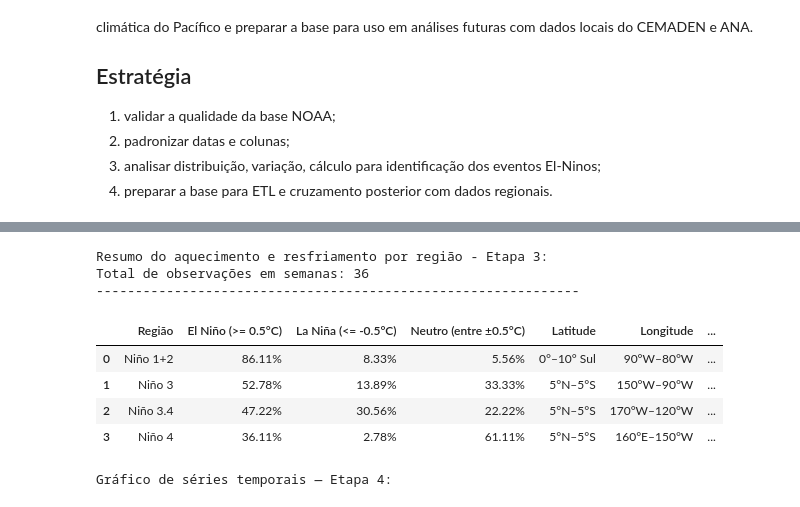
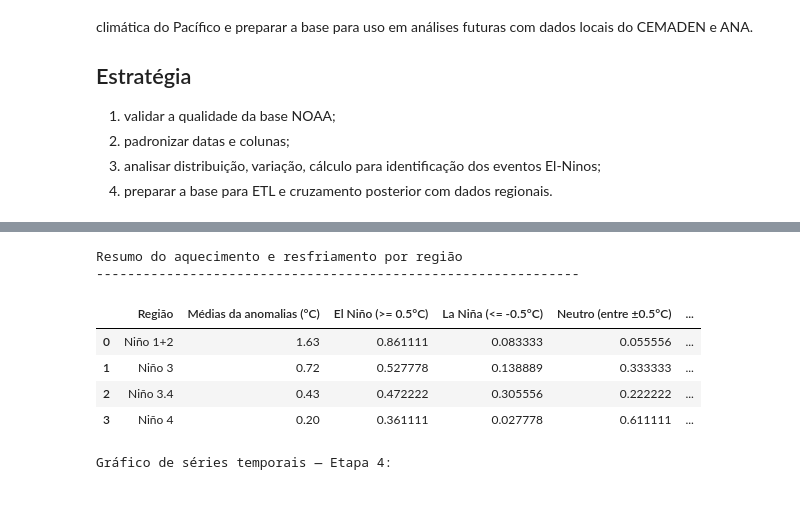
Before and after one commit to anselmojsantos/analiseP4Nooa, a Jupyter notebook: Notebookes/nooa.ipynb, the cells around one changed output, grey strips where cells are left out. Cells and saved outputs as stored; diff of their text form; code cells hidden in the pictures.

Commit message:
Corrigindo o arquivo noaa

```diff
--- a/Notebookes/nooa.ipynb
+++ b/Notebookes/nooa.ipynb
@@ -149,58 +106,57 @@ regioes_descricao = pd.DataFrame({
 # ============================================================
 
 total = len(df)
 cols = ["nino12", "nino3", "nino34", "nino4"]
-nomes = {"nino12": "Niño 1+2", "nino3": "Niño 3", "nino34": "Niño 3.4", "nino4": "Niño 4"}
+nomes = {
+    "nino12": "Niño 1+2", "nino3": "Niño 3", "nino34": "Niño 3.4", "nino4": "Niño 4"
+    }
 
 linhas = []
 for col in cols:
     aquec = (df[col] >= 0.5).sum()
     resfr = (df[col] <= -0.5).sum()
     linhas.append({
         "Região": nomes[col],
+        "Médias da anomalias (°C)": "{:.2f}".format(df[col].mean()),
         "El Niño (>= 0.5°C)": aquec / total,
         "La Niña (<= -0.5°C)": resfr / total,
         "Neutro (entre ±0.5°C)": (total - aquec - resfr) / total,
     })
 
-print("Resumo do aquecimento e resfriamento por região - Etapa 3:")
-print("Total de observações em semanas:", total)
+print("Resumo do aquecimento e resfriamento por região")
 print("-" * 62)
-df_media = pd.DataFrame(linhas)
+df_resumo_anomalias = pd.DataFrame(linhas)
 
-df_media = df_media.merge(
+df_resumo_anomalias = df_resumo_anomalias.merge(
     regioes_descricao,
     on="Região",
     how="left"
 )
 
-# Exporta frações numéricas para o Power Query interpretar como porcentagem.
-df_media.to_csv(
-    "C:/TI/Projetos Univesp/Projeto - 4/docs/media_distribuicao_elnino.csv",
-    sep=";",
-    encoding="utf-8-sig",
-    decimal=",",
-    float_format="%.4f",
-    index=False
-)
-
-# Exibe as mesmas colunas como porcentagens no notebook.
-colunas_percentuais = [
+percentuais = [
     "El Niño (>= 0.5°C)",
     "La Niña (<= -0.5°C)",
     "Neutro (entre ±0.5°C)",
 ]
 
-df_media.style.format({coluna: "{:.2%}" for coluna in colunas_percentuais})
+df_resumo_anomalias.style.format({coluna: "{:.2%}" for coluna in percentuais})
+df_resumo_anomalias.to_csv(
+    "C:/TI/Projetos Univesp/Projeto - 4/docs/csv/noaa/resumo_anomalias.csv",
+    sep=";",
+    decimal=",",
+    encoding="utf-8-sig",
+    index=False,
+    float_format="%.2f",
+)
+df_resumo_anomalias
 # %% [output]
-Resumo do aquecimento e resfriamento por região - Etapa 3:
-Total de observações em semanas: 36
+Resumo do aquecimento e resfriamento por região
 --------------------------------------------------------------
-|  | Região | El Niño (>= 0.5°C) | La Niña (<= -0.5°C) | Neutro (entre ±0.5°C) | Latitude | Longitude | ... |
-| 0 | Niño 1+2 | 86.11% | 8.33% | 5.56% | 0°–10° Sul | 90°W–80°W | ... |
-| 1 | Niño 3 | 52.78% | 13.89% | 33.33% | 5°N–5°S | 150°W–90°W | ... |
-| 2 | Niño 3.4 | 47.22% | 30.56% | 22.22% | 5°N–5°S | 170°W–120°W | ... |
-| 3 | Niño 4 | 36.11% | 2.78% | 61.11% | 5°N–5°S | 160°E–150°W | ... |
+|  | Região | Médias da anomalias (°C) | El Niño (>= 0.5°C) | La Niña (<= -0.5°C) | Neutro (entre ±0.5°C) | ... |
+| 0 | Niño 1+2 | 1.63 | 0.861111 | 0.083333 | 0.055556 | ... |
+| 1 | Niño 3 | 0.72 | 0.527778 | 0.138889 | 0.333333 | ... |
+| 2 | Niño 3.4 | 0.43 | 0.472222 | 0.305556 | 0.222222 | ... |
+| 3 | Niño 4 | 0.20 | 0.361111 | 0.027778 | 0.611111 | ... |
 # %%
 # ============================================================
 # 9 — Série temporal mensal das anomalias por região
```
Also changed, not shown: parts of 14 cells of this notebook.
